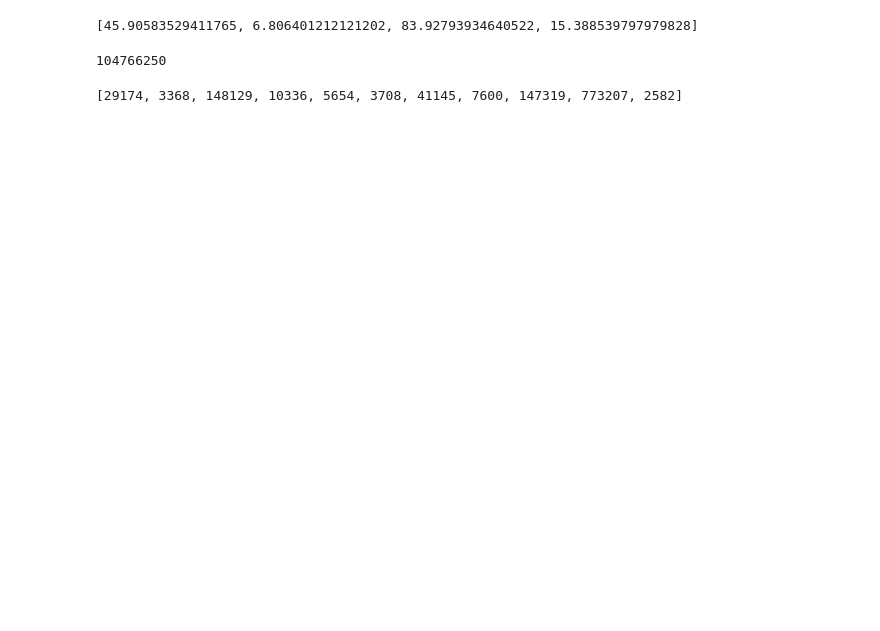
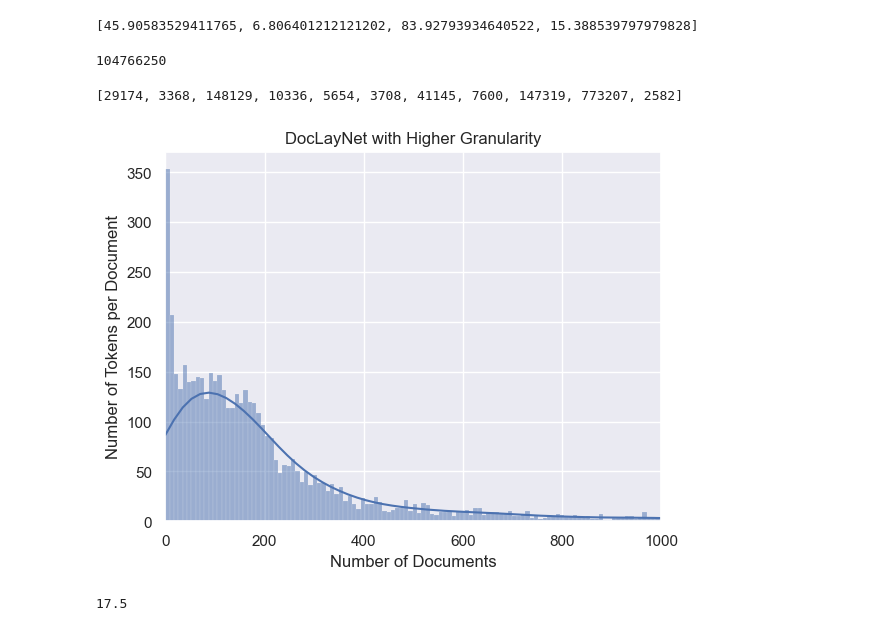
Before and after one commit to pmorelr/document_ai, a Jupyter notebook: notebooks/doclaynet_cleaning.ipynb, the cells around one changed output. Cells and saved outputs as stored; diff of their text form; code cells hidden in the pictures; blank space fills up the shorter version.

Commit message:
Added data exploration

```diff
--- a/notebooks/doclaynet_cleaning.ipynb
+++ b/notebooks/doclaynet_cleaning.ipynb
@@ -3,6 +3,9 @@ from datasets import load_dataset, Dataset
 from PIL import Image, ImageDraw, ImageFont
 import numpy as np
 import json
+import seaborn as sns
+import matplotlib.pyplot as plt
+sns.set()
 # %% [markdown]
 # I - Collecting Data
 # %% [markdown]
@@ -219,0 +225,25 @@ for i_doc in range(len(dataset)):
+# %%
+img_ids = []
+image_path = []
+bboxes = []
+tags = []
+words = []
+
+for i_doc in range(len(dataset)):
+
+    img_ids.append(dataset[i_doc]['id'])
+    image_path.append(dataset[i_doc]['image_path'])
+    tags.append([])
+    bboxes.append([])
+    words.append([])
+
+    for i_bb in range(len(dataset[i_doc]['bboxes'])):
+        bboxes[-1].append(dataset[i_doc]['bboxes'][i_bb])
+        tags[-1].append(dataset[i_doc]['tags'][i_bb])
+        for text in words_bb[i_doc]:
+            if check_bbox_in(dataset[i_doc]['bboxes'][i_bb], text[1]):
+                words[-1].append(text[0])
+
+        if len(words[-1])>1:
+            words[-1].append(' '.join(words[-1][0:-1]))
+            del words[-1][0]
@@ -256,7 +289,17 @@ dataset.to_json('test.json')
 hgrain = [tag for i in range(len(tags)) for tag in tags[i]]
 # %%
 hgrain_count = [hgrain.count(i) for i in range(11)]
+hgrain_tkns = [len(tags[i]) for i in range(len(tags))]
 # %%
 hgrain_count
 # %% [output]
 [29174, 3368, 148129, 10336, 5654, 3708, 41145, 7600, 147319, 773207, 2582]
+# %%
+hist = sns.histplot(data=hgrain_tkns, bins=400, kde=True).set(title='DocLayNet with Higher Granularity', xlim=(0,1000), xlabel="Number of Documents", ylabel="Number of Tokens per Document")
+plt.savefig('high_grain_count.png', dpi=500)
+# %% [output]
+[figure, added]
+# %%
+3500/200
+# %% [output]
+17.5
```
Also changed, not shown: parts of 3 cells of this notebook.
